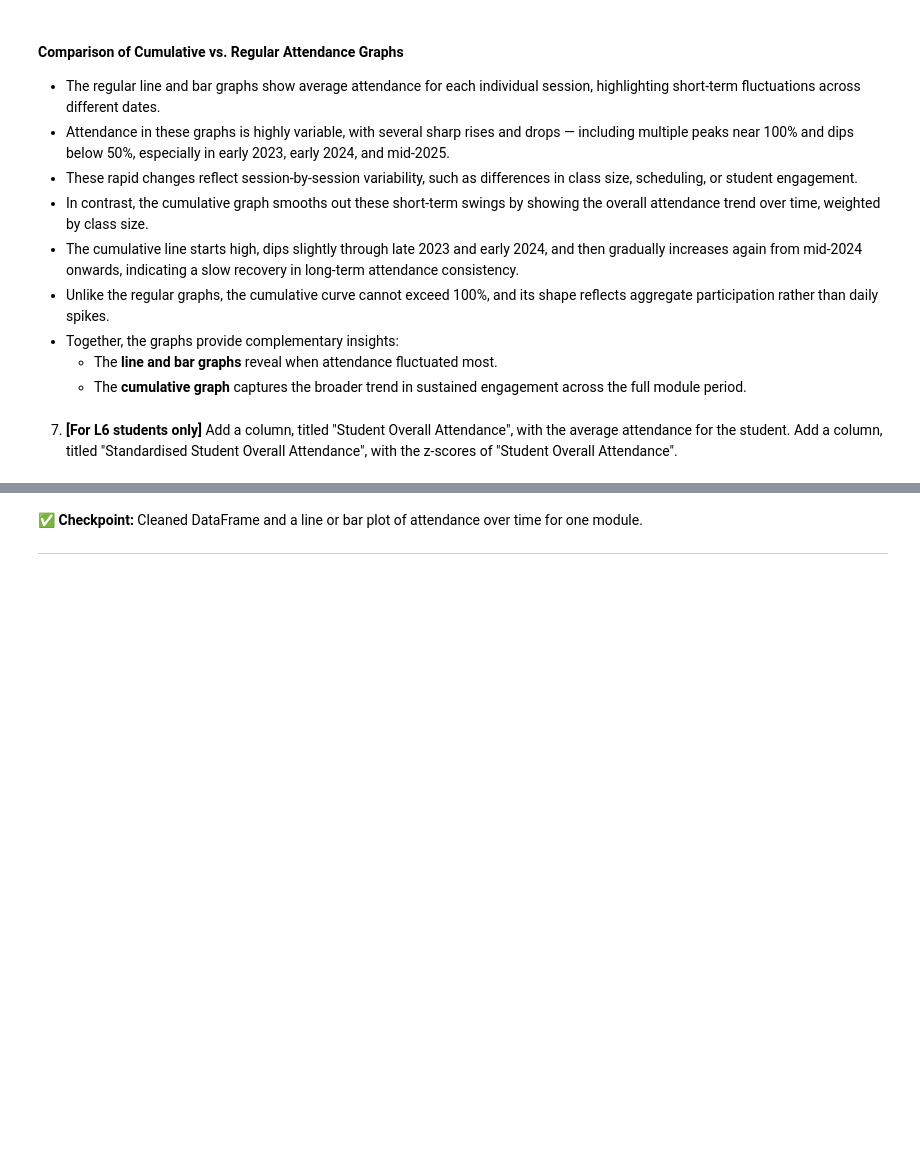
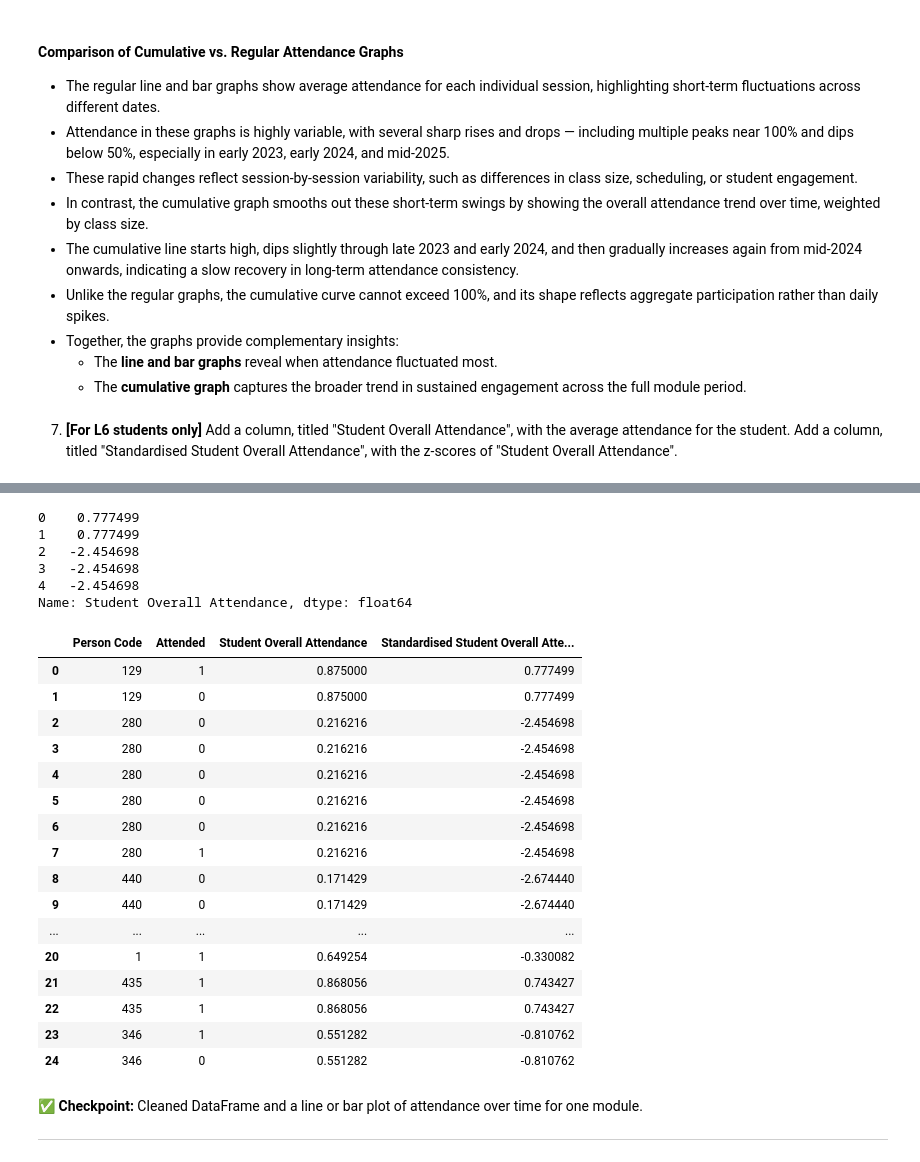
Before and after one commit to fleursmith/dsci_summative1, a Jupyter notebook: summative1-1.ipynb, the cells around one changed output, grey strips where cells are left out. Cells and saved outputs as stored; diff of their text form; code cells hidden in the pictures; blank space fills up the shorter version.

```diff
--- a/summative1-1.ipynb
+++ b/summative1-1.ipynb
@@ -401,5 +401,11 @@ plt.show()
 # %% [markdown]
 7. **[For L6 students only]** Add a column, titled "Student Overall Attendance", with the average attendance for the student. Add a column, titled "Standardised Student Overall Attendance", with the z-scores of "Student Overall Attendance".
 # %%
-# your code here
-...
+# Group by each students unique "Person Code"
+students = attendance.groupby("Person Code")
+
+# Calculate each students average attendance rate (mean of "Attended" column)
+student_avg = students["Attended"].mean()
+
+# Print to check
+print(student_avg.head())
@@ -405,0 +420,10 @@ plt.show()
+# %%
+# Temporarily set index to Person Code
+attendance = attendance.set_index("Person Code")
+    # This changes the index to "Person Code" so that when we add the column of averages, the values are put in the correct rows
+
+# Add new column with each students overall average attendance rate
+attendance["Student Overall Attendance"] = student_avg
+
+# Reset back to the normal index
+attendance = attendance.reset_index()
@@ -406,3 +451,39 @@ plt.show()
+# %%
+# Calculate z-score for each students overall attendance rate
+student_zscore = (attendance["Student Overall Attendance"] - attendance["Student Overall Attendance"].mean())/ attendance["Student Overall Attendance"].std()
+# Print to check
+print(student_zscore.head())
+# %% [output]
+0    0.777499
+1    0.777499
+2   -2.454698
+3   -2.454698
+4   -2.454698
+Name: Student Overall Attendance, dtype: float64
+# %%
+# Add new column with z-scores
+attendance["Standardised Student Overall Attendance"] = student_zscore
+# %%
+# Check that the new column was added correctly
+attendance[[ "Person Code" , "Attended" , "Student Overall Attendance" , "Standardised Student Overall Attendance" ]].head(25)
+# %% [output]
+|  | Person Code | Attended | Student Overall Attendance | Standardised Student Overall Atte... |
+| 0 | 129 | 1 | 0.875000 | 0.777499 |
+| 1 | 129 | 0 | 0.875000 | 0.777499 |
+| 2 | 280 | 0 | 0.216216 | -2.454698 |
+| 3 | 280 | 0 | 0.216216 | -2.454698 |
+| 4 | 280 | 0 | 0.216216 | -2.454698 |
+| 5 | 280 | 0 | 0.216216 | -2.454698 |
+| 6 | 280 | 0 | 0.216216 | -2.454698 |
+| 7 | 280 | 1 | 0.216216 | -2.454698 |
+| 8 | 440 | 0 | 0.171429 | -2.674440 |
+| 9 | 440 | 0 | 0.171429 | -2.674440 |
+| ... | ... | ... | ... | ... |
+| 20 | 1 | 1 | 0.649254 | -0.330082 |
+| 21 | 435 | 1 | 0.868056 | 0.743427 |
+| 22 | 435 | 1 | 0.868056 | 0.743427 |
+| 23 | 346 | 1 | 0.551282 | -0.810762 |
+| 24 | 346 | 0 | 0.551282 | -0.810762 |
 # %% [markdown]
 ✅ **Checkpoint:** Cleaned DataFrame and a line or bar plot of attendance over time for one module.
 
```
Also changed, not shown: parts of 2 cells of this notebook.
